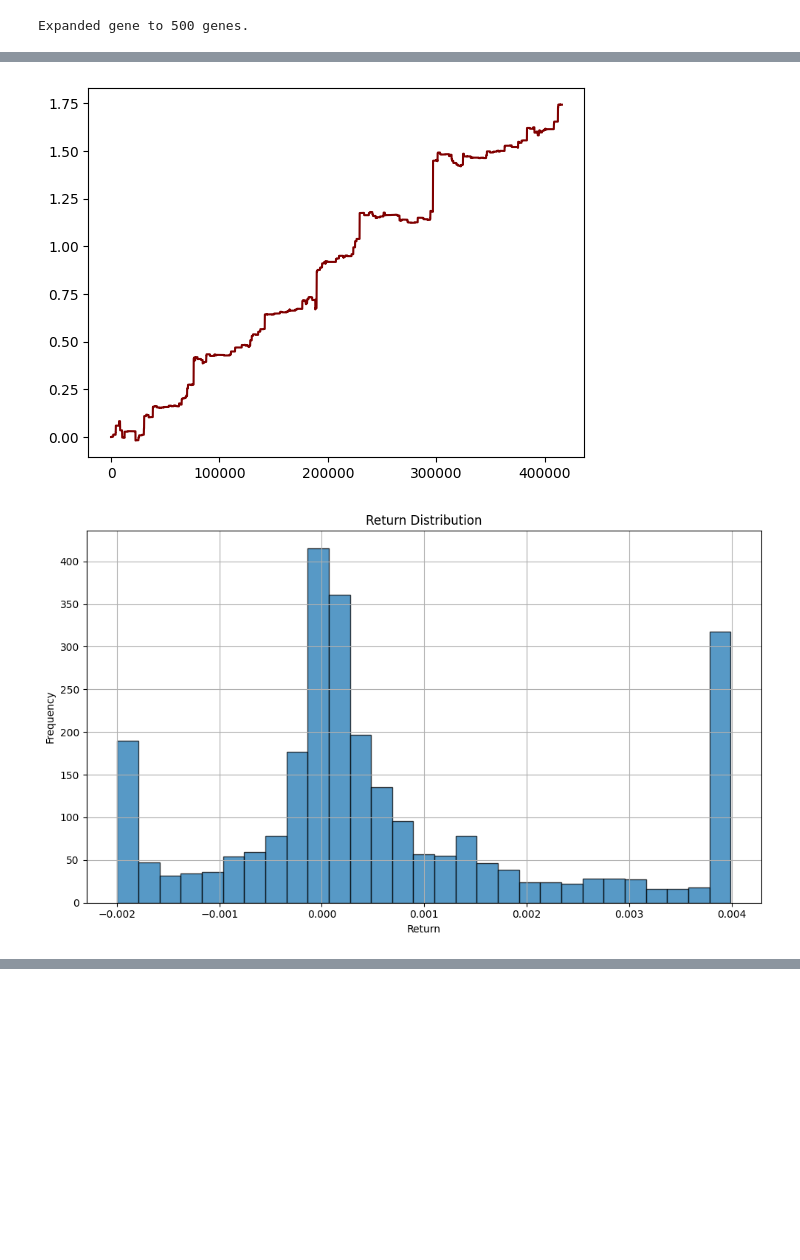
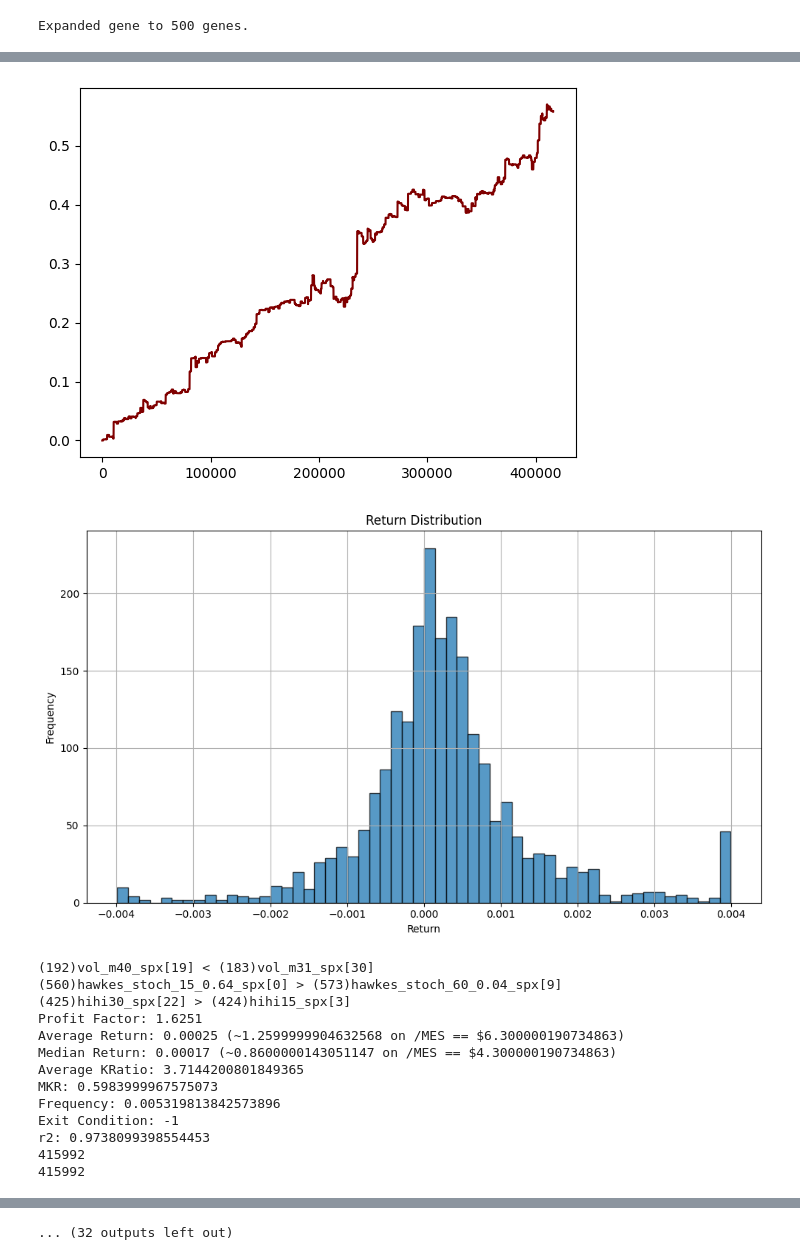
Before and after one commit to Logan-Kelsch/-ES-NN-test1, a Jupyter notebook: zGeneticAlgorithm/__branch_population.ipynb, the cells around one changed output, grey strips where cells are left out. Saved outputs shown, nothing was run; the diff lists cells and outputs as text; code cells hidden in the pictures; blank space fills up the shorter version.

Commit message:
many genes collected, although they do not seem to be profitable.. unsure of what to make of this will triple check code

```diff
--- a/zGeneticAlgorithm/__branch_population.ipynb
+++ b/zGeneticAlgorithm/__branch_population.ipynb
@@ -123,7 +125,7 @@ load_genes = _0.load_custom_genes(
 from importlib import reload
 reload(_1)
 
-exit_cond = (537, 'lt', 10, 'area')
+exit_cond = (538, 'lt', 10, 'area')
 #at ES == 5000, clipping value equivalent:
 #	0.005 = 25 point move
 #	0.002 = 10 point move
@@ -132,8 +134,8 @@ arr_returns, arr_kratio = _1.collect_parallel_metrics(
 	arr_close=arr_close,
 	arr_ext=arr_ext,
     exit_cond=exit_cond,
-    clip_loss=0.002,
-    clip_prof=0.004,
+    clip_loss=.004,
+    clip_prof=.004,
     dataset=dataset,
 	lag_allow=lag_allowance,
 	log_normalize=log_normalize
@@ -156,12 +158,12 @@ era_args = {
 		'ptrn_mproba' : 0.000,
 		'use_strict_filter'	:	True,
 		'strict_filter_kwargs'	:	{
-			'avg_return':(3.0 / 25000),
+			'avg_return':(2.0 / 25000),
 			'tot_return':0.5,
-			'profit_factor':1.75,
+			'profit_factor':1.1,
 			'kelsch_ratio':1.0,
 			'entry_frequency':0.005,
-			'r2':0.85
+			'r2':0.7
 		}}
 # %%
 new_population = _1.generate_initial_population(
@@ -205,7 +207,7 @@ import _11_eon as _11
 
 endeon = _11.autobatch_eon(
     eon_num=0,
-    population=evo_pop,
+    population=new_population,
     criteria=criteria,
     filter_tightening={},
     era_kwargs=era_args,
@@ -229,13 +232,17 @@ len(endeon_backup)
 # %%
+endeon = copy.deepcopy(endeon_backup)
+endeon_backup = copy.deepcopy(endeon)
+len(endeon_backup)
+
 import _10_era as _10
 
-criteria = 'profit_factor'
+criteria = 'r2'
 
 endtime = _10.era(
     eon_num=0,
 	era_num	=	0,
 	new_population	=	endeon,
-	generations	=	5,
+	generations	=	1,
 	dataset		=	dataset,
 	fss			=	fss,
 	criteria	=	criteria,
@@ -253,9 +260,8 @@ endtime = _10.era(
 	strict_filter_kwargs	=	{
 		'avg_return':(3.0 / 25000),
 		'tot_return':0.5,
-		'profit_factor':1.8,
+		'profit_factor':1.42,
 		'kelsch_ratio':2.0,
-        #'mkr':0.9,
 		#'entry_frequency':0.005,
         'r2':0.9
 }
@@ -265,6 +271,8 @@ endtime = _10.era(
 # %%
 reload(_2)
-print(_2.show_best_gene_patterns(endtime,criteria,fssd))
-g = 0
-_2.show_returns(endtime[g]._array_returns, arr_close=arr_close, gene_kwargs={"population":[endtime[g]],"criteria":criteria,"fss":fssd,"exit_cond":exit_cond})
+
+for g in range(len(endtime)):
+	print(_2.show_best_gene_patterns(endtime,criteria,fssd))
+	#g = 0
+	_2.show_returns(endtime[g]._array_returns, arr_close=arr_close, gene_kwargs={"population":[endtime[g]],"criteria":criteria,"fss":fssd,"exit_cond":exit_cond})
 # %% [output]
@@ -285,2 +293,15 @@ r2: 0.9809909088599511
-[figure, old version]
+[figure, new version]
-[figure, old version]
+[figure, new version]
+(192)vol_m40_spx[19] < (183)vol_m31_spx[30]
+(560)hawkes_stoch_15_0.64_spx[0] > (573)hawkes_stoch_60_0.04_spx[9]
+(425)hihi30_spx[22] > (424)hihi15_spx[3]
+Profit Factor: 1.6251
+Average Return: 0.00025 (~1.2599999904632568 on /MES == $6.300000190734863)
+Median Return: 0.00017 (~0.8600000143051147 on /MES == $4.300000190734863)
+Average KRatio: 3.7144200801849365
+MKR: 0.5983999967575073
+Frequency: 0.005319813842573896
+Exit Condition: -1
+r2: 0.9738099398554453
+415992
+415992
@@ -287,3 +327,4 @@ r2: 0.9809909088599511
+... (32 outputs left out)
 # %%
 '''new = _2.show_combined_performance(
     population=load_genes,
```
Also changed, not shown: parts of 8 cells of this notebook, 13 other files.
